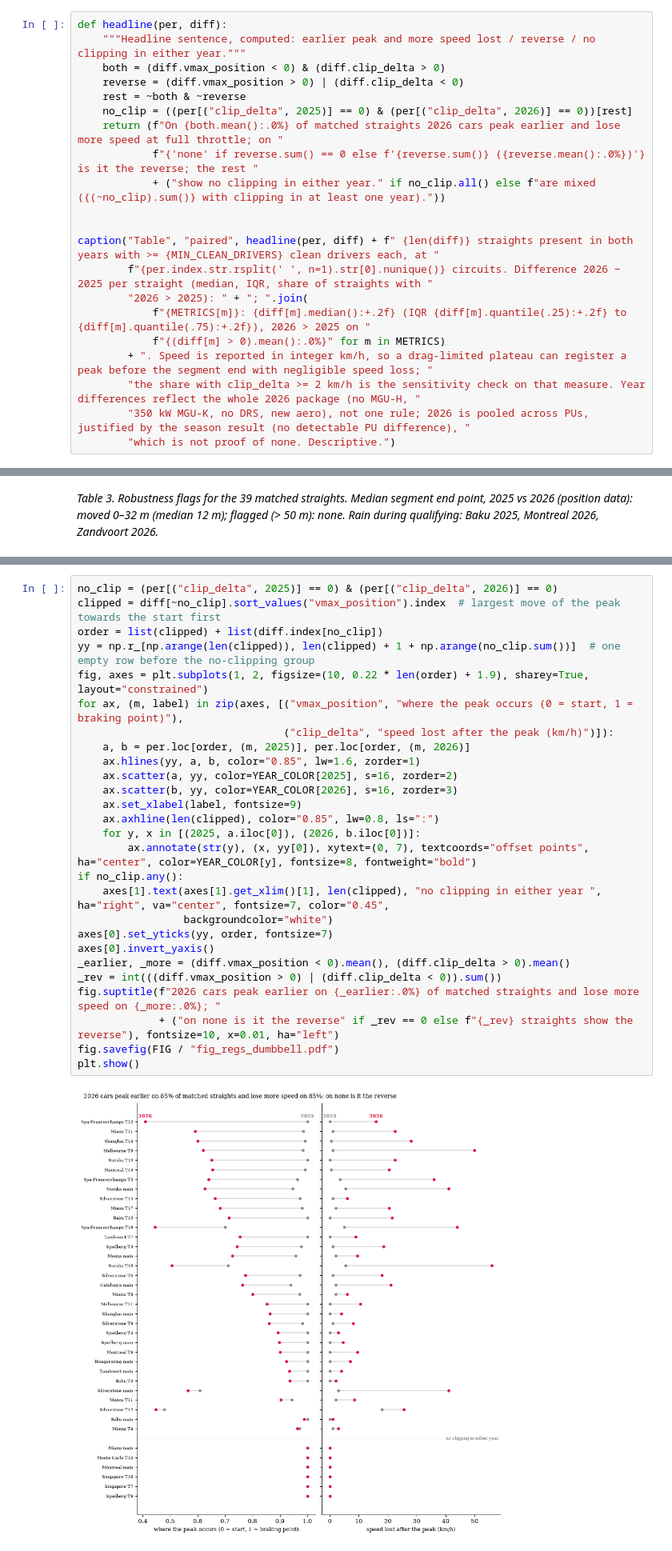
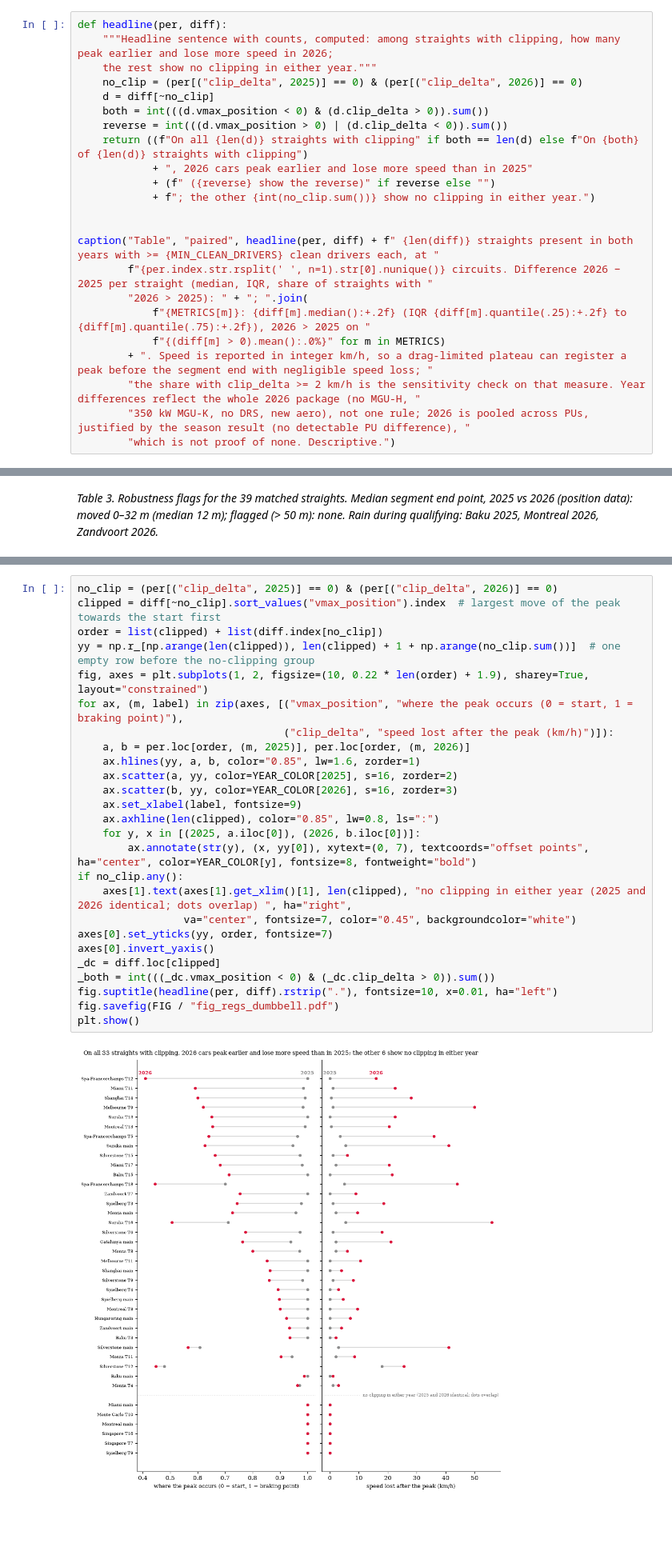
Before and after one commit to see7ien/Flat-Out, a Jupyter notebook: 03_regulations.ipynb, the cells around one changed output, grey strips where cells are left out. Shown at 80% size. Cells and saved outputs as stored; diff of their text form; blank space fills up the shorter version.

Commit message:
Headline in counts everywhere; dumbbell counts, change ranges, dot definition

```diff
--- a/03_regulations.ipynb
+++ b/03_regulations.ipynb
@@ -197,14 +197,16 @@ Zandvoort main                 1.00  0.93        0.0   4.0          0.26  0.77
 | Clip2Share | 39.0 | 0.25 | 1.00 | 0.40 | 0.16 | 0.68 | 0.87 | ... |
 # %%
 def headline(per, diff):
-    """Headline sentence, computed: earlier peak and more speed lost / reverse / no clipping in either year."""
-    both = (diff.vmax_position < 0) & (diff.clip_delta > 0)
-    reverse = (diff.vmax_position > 0) | (diff.clip_delta < 0)
-    rest = ~both & ~reverse
-    no_clip = ((per[("clip_delta", 2025)] == 0) & (per[("clip_delta", 2026)] == 0))[rest]
-    return (f"On {both.mean():.0%} of matched straights 2026 cars peak earlier and lose more speed at full throttle; on "
-            f"{'none' if reverse.sum() == 0 else f'{reverse.sum()} ({reverse.mean():.0%})'} is it the reverse; the rest "
-            + ("show no clipping in either year." if no_clip.all() else f"are mixed ({(~no_clip).sum()} with clipping in at least one year)."))
+    """Headline sentence with counts, computed: among straights with clipping, how many peak earlier and lose more speed in 2026;
+    the rest show no clipping in either year."""
+    no_clip = (per[("clip_delta", 2025)] == 0) & (per[("clip_delta", 2026)] == 0)
+    d = diff[~no_clip]
+    both = int(((d.vmax_position < 0) & (d.clip_delta > 0)).sum())
+    reverse = int(((d.vmax_position > 0) | (d.clip_delta < 0)).sum())
+    return ((f"On all {len(d)} straights with clipping" if both == len(d) else f"On {both} of {len(d)} straights with clipping")
+            + ", 2026 cars peak earlier and lose more speed than in 2025"
+            + (f" ({reverse} show the reverse)" if reverse else "")
+            + f"; the other {int(no_clip.sum())} show no clipping in either year.")
 
 
 caption("Table", "paired", headline(per, diff) + f" {len(diff)} straights present in both years with >= {MIN_CLEAN_DRIVERS} clean drivers each, at "
@@ -428,30 +430,29 @@ caption("Figure", "signature", f"Speed signature of the {len(per)} matched strai
 # %%
 no_clip = (per[("clip_delta", 2025)] == 0) & (per[("clip_delta", 2026)] == 0)
 clipped = diff[~no_clip].sort_values("vmax_position").index  # largest move of the peak towards the start first
 order = list(clipped) + list(diff.index[no_clip])
 yy = np.r_[np.arange(len(clipped)), len(clipped) + 1 + np.arange(no_clip.sum())]  # one empty row before the no-clipping group
 fig, axes = plt.subplots(1, 2, figsize=(10, 0.22 * len(order) + 1.9), sharey=True, layout="constrained")
 for ax, (m, label) in zip(axes, [("vmax_position", "where the peak occurs (0 = start, 1 = braking point)"),
                                  ("clip_delta", "speed lost after the peak (km/h)")]):
     a, b = per.loc[order, (m, 2025)], per.loc[order, (m, 2026)]
     ax.hlines(yy, a, b, color="0.85", lw=1.6, zorder=1)
     ax.scatter(a, yy, color=YEAR_COLOR[2025], s=16, zorder=2)
     ax.scatter(b, yy, color=YEAR_COLOR[2026], s=16, zorder=3)
     ax.set_xlabel(label, fontsize=9)
     ax.axhline(len(clipped), color="0.85", lw=0.8, ls=":")
     for y, x in [(2025, a.iloc[0]), (2026, b.iloc[0])]:
         ax.annotate(str(y), (x, yy[0]), xytext=(0, 7), textcoords="offset points", ha="center", color=YEAR_COLOR[y], fontsize=8, fontweight="bold")
 if no_clip.any():
-    axes[1].text(axes[1].get_xlim()[1], len(clipped), "no clipping in either year ", ha="right", va="center", fontsize=7, color="0.45",
-                 backgroundcolor="white")
+    axes[1].text(axes[1].get_xlim()[1], len(clipped), "no clipping in either year (2025 and 2026 identical; dots overlap) ", ha="right",
+                 va="center", fontsize=7, color="0.45", backgroundcolor="white")
 axes[0].set_yticks(yy, order, fontsize=7)
 axes[0].invert_yaxis()
-_earlier, _more = (diff.vmax_position < 0).mean(), (diff.clip_delta > 0).mean()
-_rev = int(((diff.vmax_position > 0) | (diff.clip_delta < 0)).sum())
-fig.suptitle(f"2026 cars peak earlier on {_earlier:.0%} of matched straights and lose more speed on {_more:.0%}; "
-             + ("on none is it the reverse" if _rev == 0 else f"{_rev} straights show the reverse"), fontsize=10, x=0.01, ha="left")
+_dc = diff.loc[clipped]
+_both = int(((_dc.vmax_position < 0) & (_dc.clip_delta > 0)).sum())
+fig.suptitle(headline(per, diff).rstrip("."), fontsize=10, x=0.01, ha="left")
 fig.savefig(FIG / "fig_regs_dumbbell.pdf")
 plt.show()
 # %% [output]
-[figure, old version]
+[figure, new version]
 # %%
```
Also changed, not shown: parts of 3 cells of this notebook, 7 other files.
